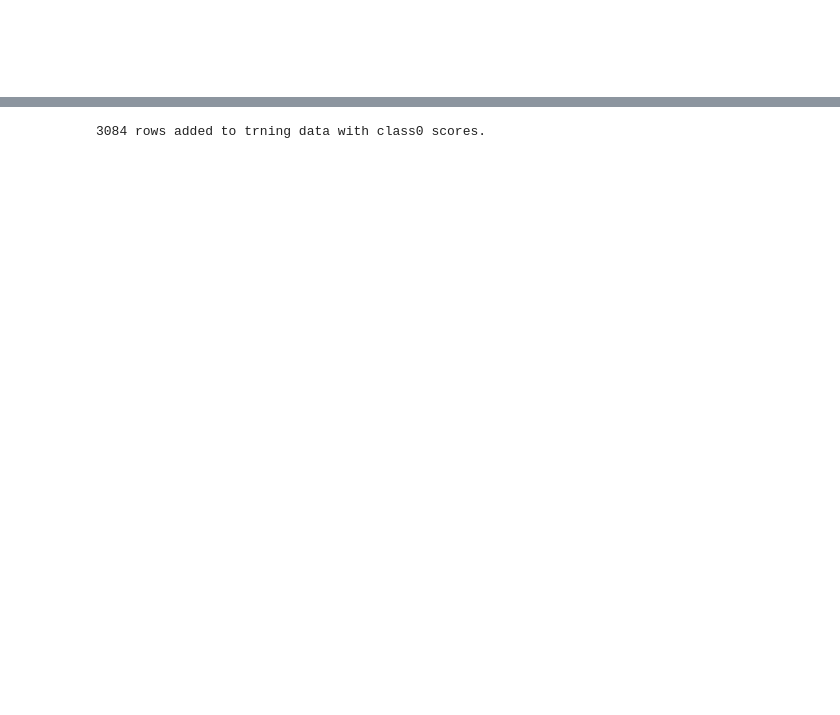
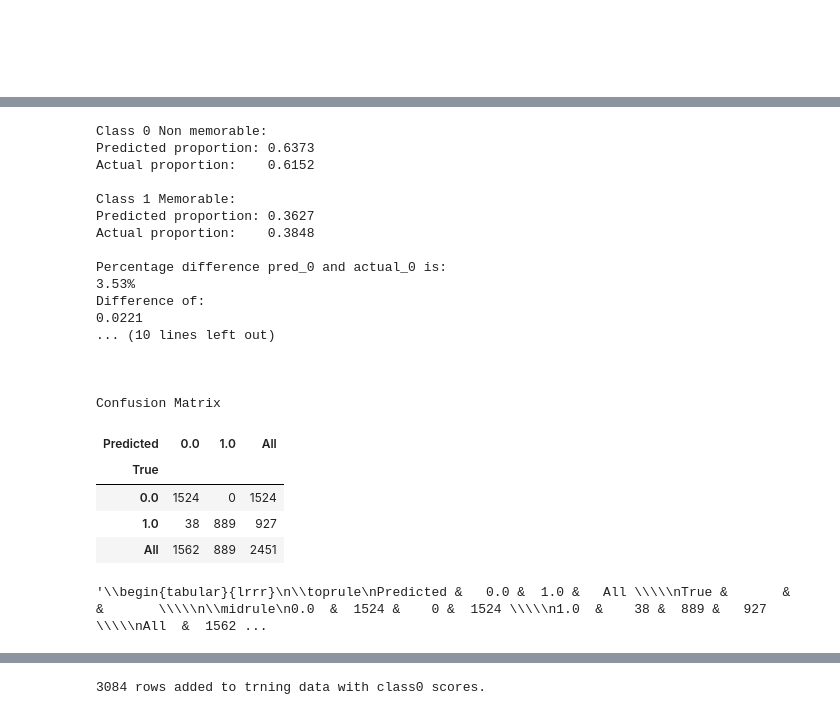
Before and after one commit to LordLean/Machine-Learning, a Jupyter notebook: Kaggle/ML_Coursework.ipynb, the cells around one changed output, grey strips where cells are left out. Saved outputs shown, nothing was run; the diff lists cells and outputs as text; code cells hidden in the pictures; blank space fills up the shorter version.

```diff
--- a/Kaggle/ML_Coursework.ipynb
+++ b/Kaggle/ML_Coursework.ipynb
@@ -409,0 +780,24 @@ def resample_up(trn_total):
+# %%
+# Keras MLP
+
+model = Sequential()
+model.add(Dense(1500, input_dim=1500, activation='relu'))
+model.add(Dropout(0.7))
+model.add(Dense(1000, activation='relu'))
+model.add(Dense(750, activation='relu'))
+model.add(Dropout(0.5))
+model.add(Dense(250, activation='relu'))
+model.add(Dropout(0.3))
+model.add(Dense(1, activation='sigmoid'))
+
+model.compile(loss='binary_crossentropy ',
+              optimizer='adam',
+              metrics=["accuracy"])
+
+model.fit(X, y, epochs=4, validation_split=0.25)
+
+predictions_final = model.predict(test_data)
+
+predictions_final = np.around(predictions_final).flatten().astype("int")
+
+estimate(predictions_final)
@@ -409,0 +822,39 @@ def resample_up(trn_total):
+# %%
+#@title Test Classifiers
+
+# Enter classifier Here.
+classifer = clf
+# Enter 1 for keras, 0 for not.
+keras_model = 0
+# Determine size of data split.
+split_size = 0.8
+
+vals = train_test_split(X, y,
+                        test_size=split_size
+                        )
+
+classifier_performance(vals, classifer, keras_model)
+# %% [output]
+Class 0 Non memorable:
+Predicted proportion: 0.6373
+Actual proportion:    0.6152
+
+Class 1 Memorable:
+Predicted proportion: 0.3627
+Actual proportion:    0.3848
+
+Percentage difference pred_0 and actual_0 is:
+3.53%
+Difference of:
+0.0221
+... (10 lines left out)
+
+
+
+Confusion Matrix
+| Predicted | 0.0 | 1.0 | All |
+| True |  |  |  |
+| 0.0 | 1524 | 0 | 1524 |
+| 1.0 | 38 | 889 | 927 |
+| All | 1562 | 889 | 2451 |
+'\\begin{tabular}{lrrr}\n\\toprule\nPredicted &   0.0 &  1.0 &   All \\\\\nTrue &       &      &       \\\\\n\\midrule\n0.0  &  1524 &    0 &  1524 \\\\\n1.0  &    38 &  889 &   927 \\\\\nAll  &  1562 ...
```
Also changed, not shown: parts of 91 cells of this notebook.
